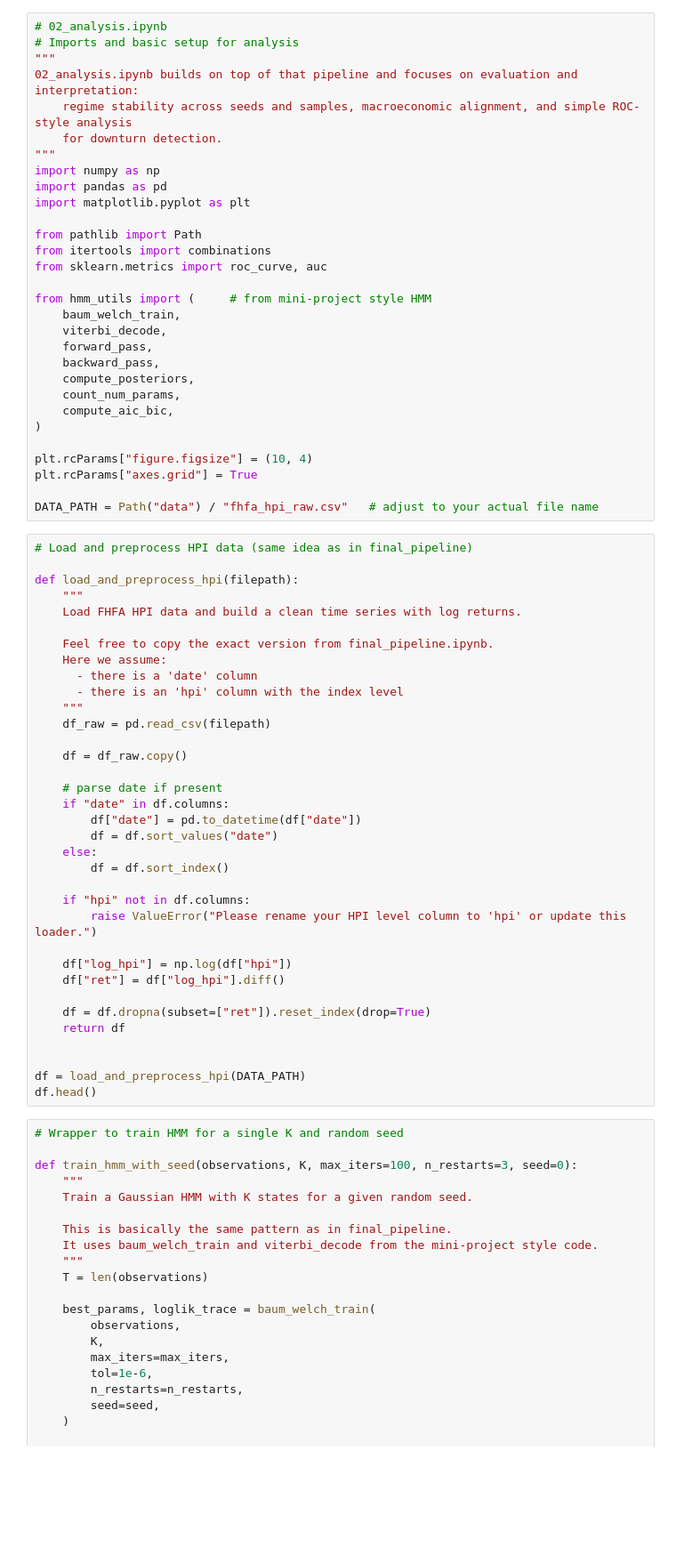
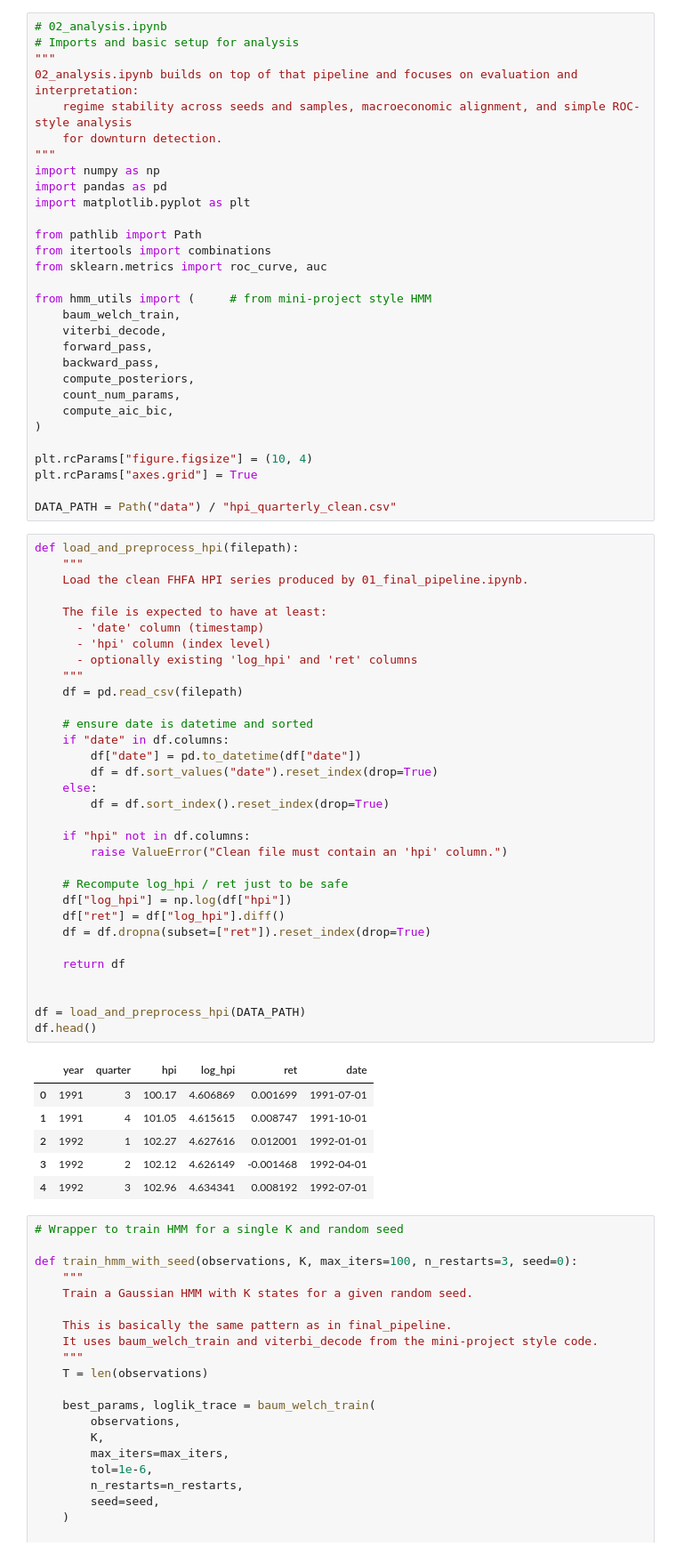
Before and after one commit to Dennis-T-cloud/CSE150-FinalProject, a Jupyter notebook: 02_analysis.ipynb, the cells around one changed output. Shown: that part at 89% size. Cells and saved outputs as stored; diff of their text form; blank space fills up the shorter version.

```diff
--- a/02_analysis.ipynb
+++ b/02_analysis.ipynb
@@ -27,42 +27,46 @@ from hmm_utils import (     # from mini-project style HMM
 plt.rcParams["figure.figsize"] = (10, 4)
 plt.rcParams["axes.grid"] = True
 
-DATA_PATH = Path("data") / "fhfa_hpi_raw.csv"   # adjust to your actual file name
+DATA_PATH = Path("data") / "hpi_quarterly_clean.csv"
 # %%
-# Load and preprocess HPI data (same idea as in final_pipeline)
-
 def load_and_preprocess_hpi(filepath):
     """
-    Load FHFA HPI data and build a clean time series with log returns.
+    Load the clean FHFA HPI series produced by 01_final_pipeline.ipynb.
 
-    Feel free to copy the exact version from final_pipeline.ipynb.
-    Here we assume:
-      - there is a 'date' column
-      - there is an 'hpi' column with the index level
+    The file is expected to have at least:
+      - 'date' column (timestamp)
+      - 'hpi' column (index level)
+      - optionally existing 'log_hpi' and 'ret' columns
     """
-    df_raw = pd.read_csv(filepath)
+    df = pd.read_csv(filepath)
 
-    df = df_raw.copy()
-
-    # parse date if present
+    # ensure date is datetime and sorted
     if "date" in df.columns:
         df["date"] = pd.to_datetime(df["date"])
-        df = df.sort_values("date")
+        df = df.sort_values("date").reset_index(drop=True)
     else:
-        df = df.sort_index()
+        df = df.sort_index().reset_index(drop=True)
 
     if "hpi" not in df.columns:
-        raise ValueError("Please rename your HPI level column to 'hpi' or update this loader.")
+        raise ValueError("Clean file must contain an 'hpi' column.")
 
+    # Recompute log_hpi / ret just to be safe
     df["log_hpi"] = np.log(df["hpi"])
     df["ret"] = df["log_hpi"].diff()
+    df = df.dropna(subset=["ret"]).reset_index(drop=True)
 
-    df = df.dropna(subset=["ret"]).reset_index(drop=True)
     return df
 
 
 df = load_and_preprocess_hpi(DATA_PATH)
 df.head()
+# %% [output]
+|  | year | quarter | hpi | log_hpi | ret | date |
+| 0 | 1991 | 3 | 100.17 | 4.606869 | 0.001699 | 1991-07-01 |
+| 1 | 1991 | 4 | 101.05 | 4.615615 | 0.008747 | 1991-10-01 |
+| 2 | 1992 | 1 | 102.27 | 4.627616 | 0.012001 | 1992-01-01 |
+| 3 | 1992 | 2 | 102.12 | 4.626149 | -0.001468 | 1992-04-01 |
+| 4 | 1992 | 3 | 102.96 | 4.634341 | 0.008192 | 1992-07-01 |
 # %%
 # Wrapper to train HMM for a single K and random seed
 
```
Also changed, not shown: parts of 13 cells of this notebook, 4 other files.
